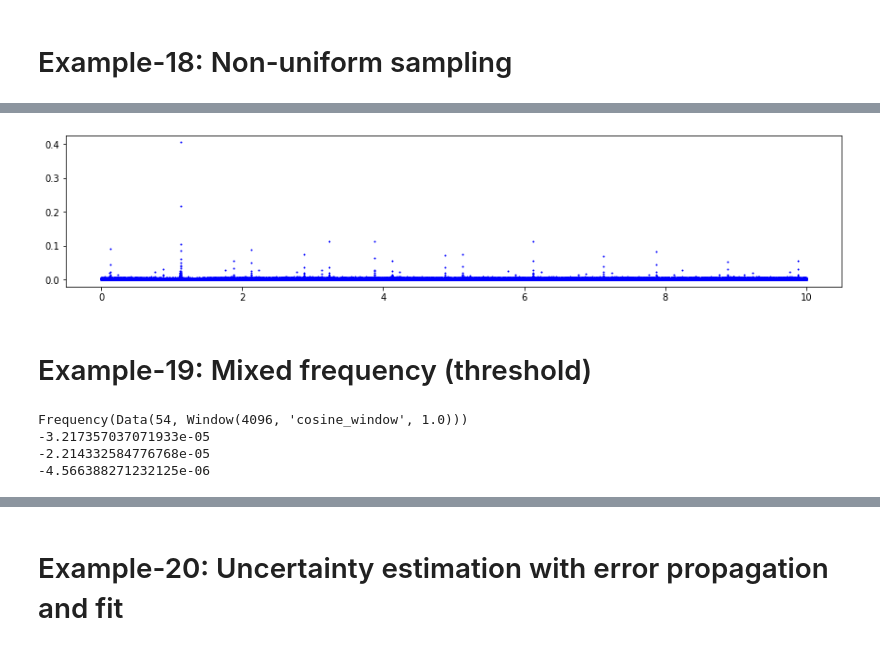
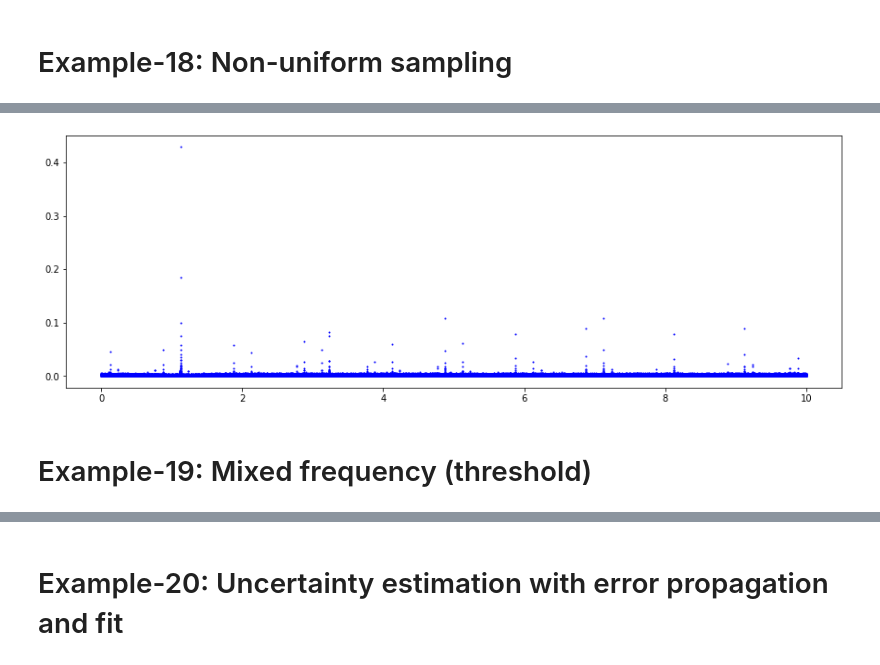
Before and after one commit to i-a-morozov/harmonica, a Jupyter notebook: notebook/nb_frequency.ipynb, the cells around one changed output, grey strips where cells are left out. Saved outputs shown, nothing was run; the diff lists cells and outputs as text; code cells hidden in the pictures.

```diff
--- a/notebook/nb_frequency.ipynb
+++ b/notebook/nb_frequency.ipynb
@@ -1107,65 +1219,25 @@ plt.show()
 # %%
 # Non-uniform periodic sampling with random choice (stationary)
 
 c = 10
 r = 5*10
-l = 4096
+l = 8192
 t = torch.sort(torch.rand(r, dtype=dtype)).values
 w = range(r)
 t = torch.cat([torch.sort(t[numpy.random.choice(w, size=c, replace=False)]).values + i for i in range(l)])
 
 a = [1.0, 0.25]
 f = [1.12345, 3.23456]
 s = torch.sum(torch.stack([a[i]*torch.cos(2.0*numpy.pi*f[i]*t) for i in range(len(f))]), 0)
 
 f_min, f_max = 0.0, 10.0
 grid = 2.0*numpy.pi*numpy.linspace(f_min, f_max, len(t) + 1)
 data = nufft.nufft1d3(t, s, grid)
 
-plt.figure(figsize=(15, 3))
+plt.figure(figsize=(15, 5))
 plt.scatter(grid/(2.0*numpy.pi), numpy.abs(data), c='b', s=1)
 plt.show()
 # %% [output]
-[figure, old version]
+[figure, new version]
 # %% [markdown]
 # Example-19: Mixed frequency (threshold)
-# %%
-# Load model data
-df = pandas.read_json('../bpm.json')
-
-# Set scaled positions (used as locations with NUFFT)
-position = numpy.array([df[name]['S'] for name in df])/LENGTH
-
-# Set scaled accumulated phase advance (used as locations with NUFFT)
-phase = numpy.array([df[name]['FX'] for name in df])
-phase = numpy.cumsum(phase)/(2.0*numpy.pi*QX)
-start, *_ = phase
-phase = phase - start
-
-# Set window
-win = Window(4096, name='cosine_window', order=1.0, dtype=torch.float64, device='cpu')
-
-# Load TbT data from file
-tbt = Data.from_file(54, win, '../virtual_tbt.npy')
-
-# Initialize Frequency instance
-f = Frequency(tbt)
-print(f)
-
-# Compute reference frequency
-f('parabola')
-mean = torch.mean(f.frequency).item()
-std = torch.std(f.frequency).item()
-
-length = 32
-f1 = f.task_mixed_frequency(length=length, window=True, f_range=(8,9), normalize=True)
-f2 = f.task_mixed_frequency(length=length, window=True, f_range=(8,9), normalize=True, position=position)
-f3 = f.task_mixed_frequency(length=length, window=True, f_range=(8,9), normalize=True, position=phase)
-print((1-(f1[-1]-8)-mean).item())
-print((1-(f2[-1]-8)-mean).item())
-print((1-(f3[-1]-8)-mean).item())
-# %% [output]
-Frequency(Data(54, Window(4096, 'cosine_window', 1.0)))
--3.217357037071933e-05
--2.214332584776768e-05
--4.566388271232125e-06
```
Also changed, not shown: parts of 89 cells of this notebook, 4 other files.
